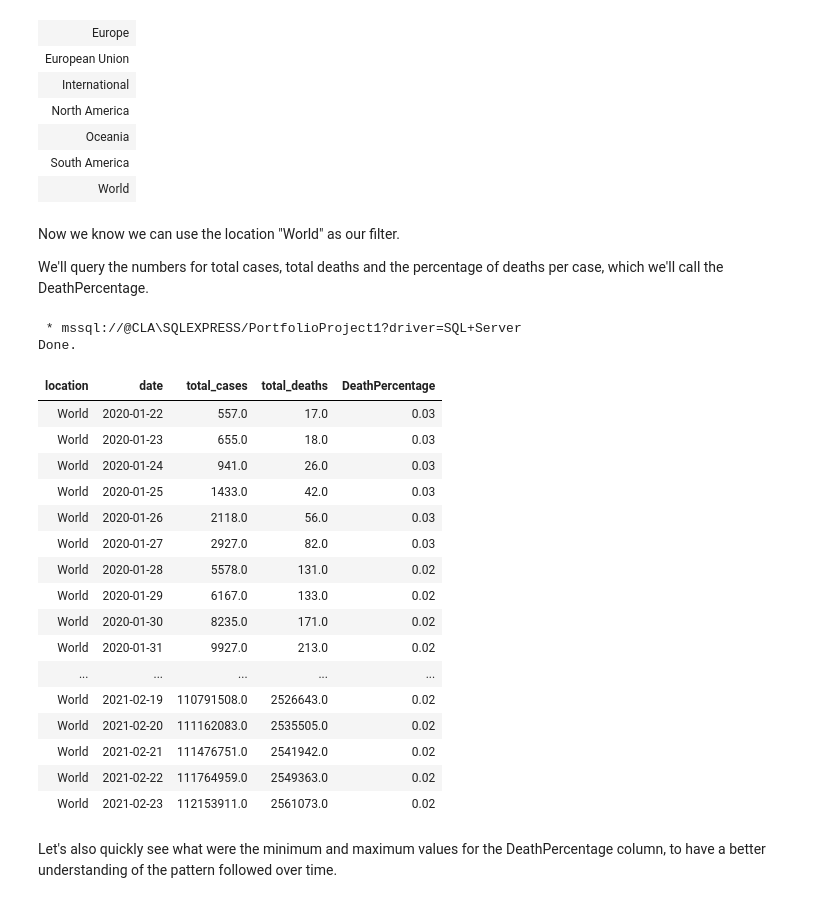
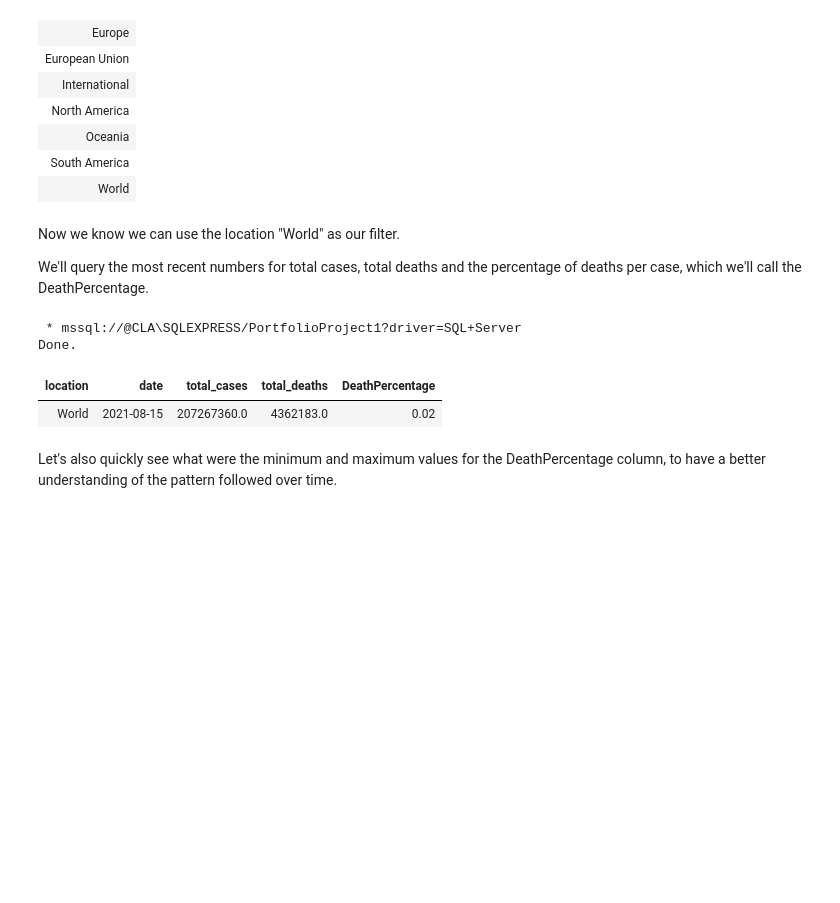
Before and after one commit to clayamakita/project_1_sql_data_exploration, a Jupyter notebook: Portfolio Project 1 - SQL Data Exploration.ipynb, the cells around one changed output. Cells and saved outputs as stored; diff of their text form; code cells hidden in the pictures; blank space fills up the shorter version.

```diff
--- a/Portfolio Project 1 - SQL Data Exploration.ipynb
+++ b/Portfolio Project 1 - SQL Data Exploration.ipynb
@@ -110,37 +110,23 @@ Done.
 # %% [markdown]
 Now we know we can use the location "World" as our filter.
 
-We'll query the numbers for total cases, total deaths and the percentage of deaths per case, which we'll call the DeathPercentage.
+We'll query the most recent numbers for total cases, total deaths and the percentage of deaths per case, which we'll call the DeathPercentage.
 # %%
 %%sql
-SELECT
+SELECT TOP 1
     location,
     date,
     total_cases,
     total_deaths,
     ROUND(total_deaths / total_cases, 2) AS DeathPercentage
 FROM CovidDeaths
-WHERE location ='World';
+WHERE location ='World'
+ORDER BY date DESC;
 # %% [output]
  * mssql://@CLA\SQLEXPRESS/PortfolioProject1?driver=SQL+Server
 Done.
 | location | date | total_cases | total_deaths | DeathPercentage |
-| World | 2020-01-22 | 557.0 | 17.0 | 0.03 |
-| World | 2020-01-23 | 655.0 | 18.0 | 0.03 |
-| World | 2020-01-24 | 941.0 | 26.0 | 0.03 |
-| World | 2020-01-25 | 1433.0 | 42.0 | 0.03 |
-| World | 2020-01-26 | 2118.0 | 56.0 | 0.03 |
-| World | 2020-01-27 | 2927.0 | 82.0 | 0.03 |
-| World | 2020-01-28 | 5578.0 | 131.0 | 0.02 |
-| World | 2020-01-29 | 6167.0 | 133.0 | 0.02 |
-| World | 2020-01-30 | 8235.0 | 171.0 | 0.02 |
-| World | 2020-01-31 | 9927.0 | 213.0 | 0.02 |
-| ... | ... | ... | ... | ... |
-| World | 2021-02-19 | 110791508.0 | 2526643.0 | 0.02 |
-| World | 2021-02-20 | 111162083.0 | 2535505.0 | 0.02 |
-| World | 2021-02-21 | 111476751.0 | 2541942.0 | 0.02 |
-| World | 2021-02-22 | 111764959.0 | 2549363.0 | 0.02 |
-| World | 2021-02-23 | 112153911.0 | 2561073.0 | 0.02 |
+| World | 2021-08-15 | 207267360.0 | 4362183.0 | 0.02 |
 # %% [markdown]
 Let's also quickly see what were the minimum and maximum values for the DeathPercentage column, to have a better understanding of the pattern followed over time.
 # %%
```
Also changed, not shown: parts of 9 cells of this notebook.
